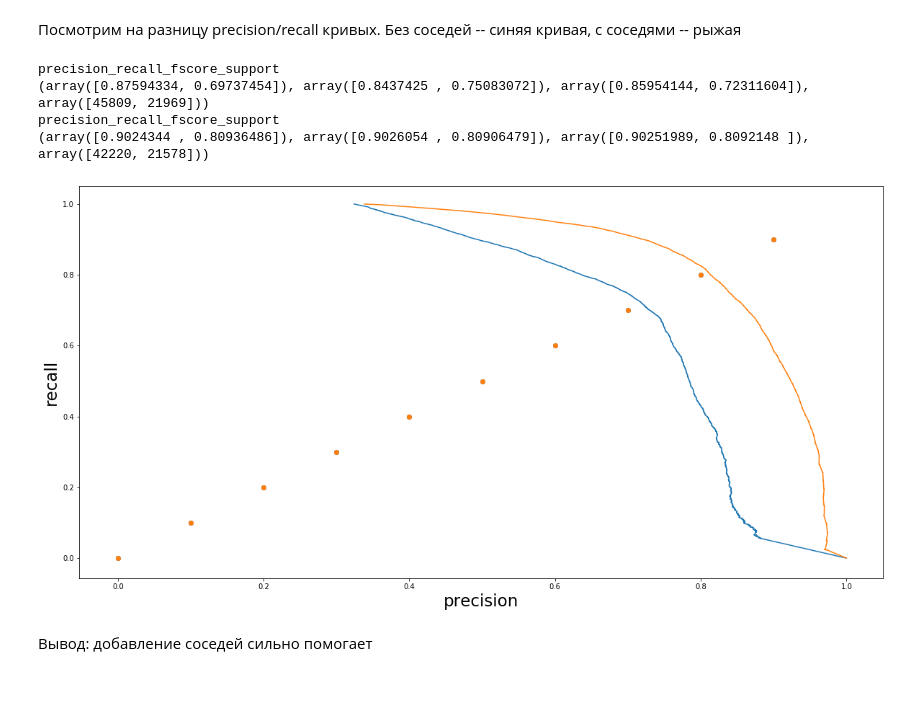
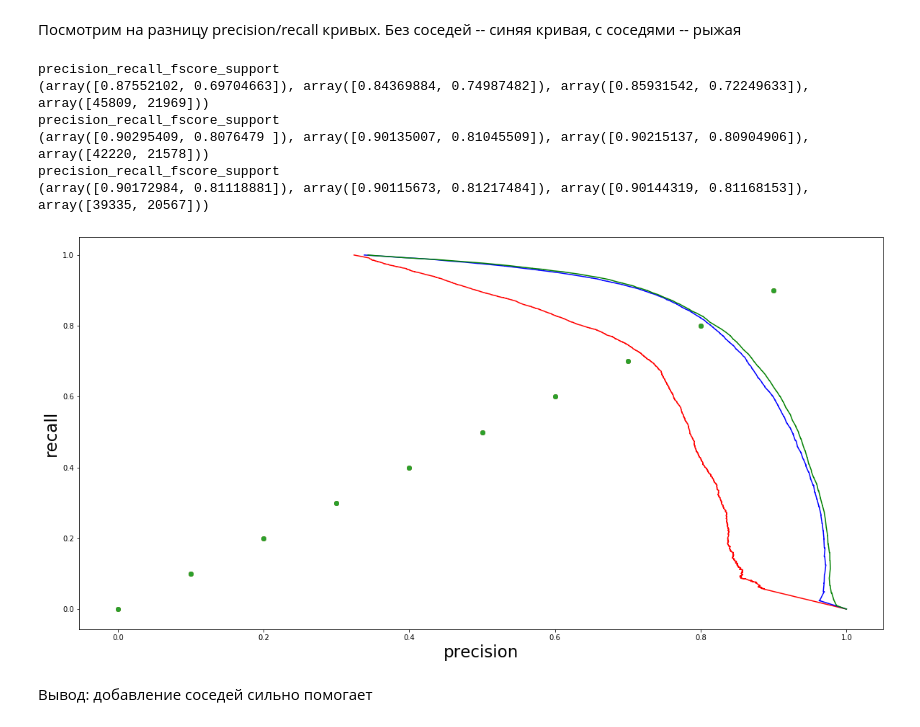
Before and after one commit to kokokostation/f723, a Jupyter notebook: notebooks/nucleotide_random_forest.ipynb, the cells around one changed output. Drawn from its saved outputs; the diff is of its cells as text; code cells hidden in the pictures; blank space fills up the shorter version.

```diff
--- a/notebooks/nucleotide_random_forest.ipynb
+++ b/notebooks/nucleotide_random_forest.ipynb
@@ -83 +83,13 @@ roc auc
 [figure]
+# %%
+NEIGHBOURS_NUM = 10
+# %%
+neighbours_feature_vector, _ = pack_neighbours(feature_vector, NEIGHBOURS_NUM)
+features = neighbours_feature_vector.features
+features = features.reshape(len(features), -1)
+neighbours_feature_vector = FeatureVector(
+    features=features,
+    target=neighbours_feature_vector.target[:, NEIGHBOURS_NUM],
+    pdb_ids=neighbours_feature_vector.pdb_ids)
+# %%
+neighbours_10_classification_result = group_k_fold(make_model, neighbours_feature_vector)
@@ -86,13 +104,16 @@ roc auc
 # %%
 plt.figure(figsize=(20, 10))
 
-plot_precision_recall_curve(classification_result);
-plot_precision_recall_curve(neighbours_classification_result);
+plot_precision_recall_curve(classification_result, c='r');
+plot_precision_recall_curve(neighbours_classification_result, c='b');
+plot_precision_recall_curve(neighbours_10_classification_result, c='g');
 # %% [output]
 precision_recall_fscore_support
-(array([0.87594334, 0.69737454]), array([0.8437425 , 0.75083072]), array([0.85954144, 0.72311604]), array([45809, 21969]))
+(array([0.87552102, 0.69704663]), array([0.84369884, 0.74987482]), array([0.85931542, 0.72249633]), array([45809, 21969]))
 precision_recall_fscore_support
-(array([0.9024344 , 0.80936486]), array([0.9026054 , 0.80906479]), array([0.90251989, 0.8092148 ]), array([42220, 21578]))
+(array([0.90295409, 0.8076479 ]), array([0.90135007, 0.81045509]), array([0.90215137, 0.80904906]), array([42220, 21578]))
+precision_recall_fscore_support
+(array([0.90172984, 0.81118881]), array([0.90115673, 0.81217484]), array([0.90144319, 0.81168153]), array([39335, 20567]))
-[figure, old version]
+[figure, new version]
 # %% [markdown]
 Вывод: добавление соседей сильно помогает
```
Also changed, not shown: parts of 5 cells of this notebook, 1 other file.
